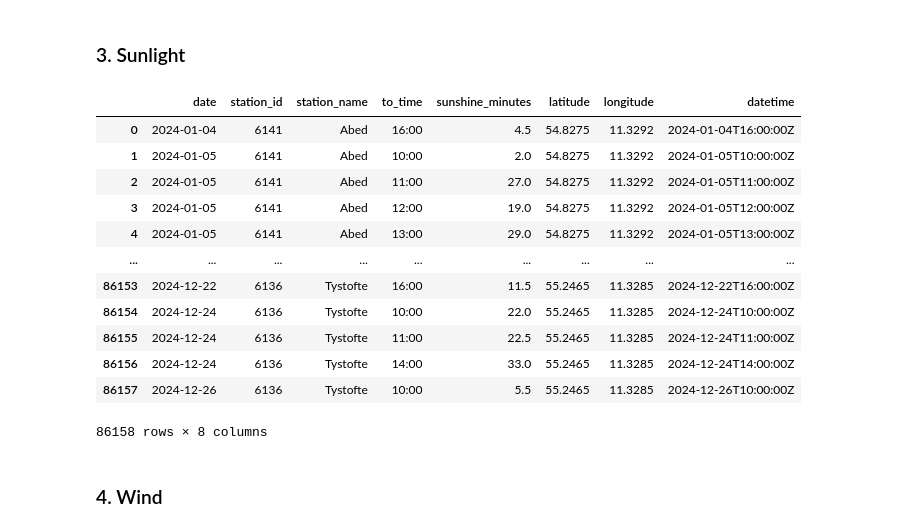
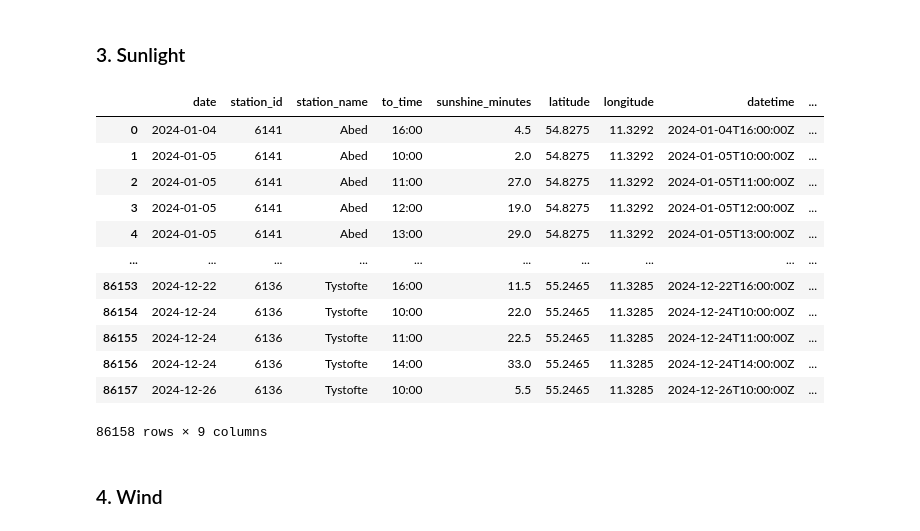
Before and after one commit to The-European-Avengers/BigDataProject, a Jupyter notebook: price_prediction.ipynb, the cells around one changed output. Drawn from its saved outputs; the diff is of its cells as text; code cells hidden in the pictures.

```diff
--- a/price_prediction.ipynb
+++ b/price_prediction.ipynb
@@ -14,6 +14,24 @@ def normalize_datetime(df, colname):
     df = df.rename(columns={colname: 'datetime'})
     df['datetime'] = pd.to_datetime(df['datetime'], utc=True, errors='coerce')
     return df
+# %%
+def calculate_dk_area(row, area_column, area_type):
+    try:
+        if area_type == "area":
+            return str(row[area_column])[6]
+        elif area_type == "municipality":
+            return "1" if int(row[area_column]) >= 500 else "2"
+        elif area_type == "longitude":
+            val = row[area_column]
+            if pd.isnull(val):
+                return None
+            try:
+                val = float(val)
+                return "1" if val < 11 else "2"
+            except ValueError:
+                return None
+    except Exception:
+        return None
 # %% [markdown]
 ## Data preparation
 
@@ -79,33 +103,37 @@ display(consumption)
 # %% [markdown]
 ### 3. Sunlight
 # %%
-sunlight = pd.read_csv('weather/all_danish_hourly_sunlight_2024 formatted.csv', delimiter=';')
+#sunlight = pd.read_csv('weather/all_danish_hourly_sunlight_2024 formatted.csv', delimiter=';')
+sunlight = pd.read_csv('https://raw.githubusercontent.com/The-European-Avengers/BigDataProject/main/weather/all_danish_hourly_sunlight_2024%20formatted.csv', delimiter=';')
+
 sunlight['datetime'] = pd.to_datetime(
     sunlight['date'] + ' ' + sunlight['to_time'],
     format='%Y-%m-%d %H:%M'  # matches your input
 )
 
 # Force timezone UTC
 sunlight['datetime'] = sunlight['datetime'].dt.tz_localize('UTC')
 
 # Convert to ISO 8601 with Z suffix
 sunlight['datetime'] = sunlight['datetime'].dt.strftime('%Y-%m-%dT%H:%M:%SZ')
 
+sunlight["CalculatedDKArea"] = sunlight.apply(lambda row: calculate_dk_area(row, "longitude", "longitude"), axis=1)
+
 display(sunlight)
 # %% [output]
-|  | date | station_id | station_name | to_time | sunshine_minutes | latitude | longitude | datetime |
-| 0 | 2024-01-04 | 6141 | Abed | 16:00 | 4.5 | 54.8275 | 11.3292 | 2024-01-04T16:00:00Z |
-| 1 | 2024-01-05 | 6141 | Abed | 10:00 | 2.0 | 54.8275 | 11.3292 | 2024-01-05T10:00:00Z |
-| 2 | 2024-01-05 | 6141 | Abed | 11:00 | 27.0 | 54.8275 | 11.3292 | 2024-01-05T11:00:00Z |
-| 3 | 2024-01-05 | 6141 | Abed | 12:00 | 19.0 | 54.8275 | 11.3292 | 2024-01-05T12:00:00Z |
-| 4 | 2024-01-05 | 6141 | Abed | 13:00 | 29.0 | 54.8275 | 11.3292 | 2024-01-05T13:00:00Z |
-| ... | ... | ... | ... | ... | ... | ... | ... | ... |
-| 86153 | 2024-12-22 | 6136 | Tystofte | 16:00 | 11.5 | 55.2465 | 11.3285 | 2024-12-22T16:00:00Z |
-| 86154 | 2024-12-24 | 6136 | Tystofte | 10:00 | 22.0 | 55.2465 | 11.3285 | 2024-12-24T10:00:00Z |
-| 86155 | 2024-12-24 | 6136 | Tystofte | 11:00 | 22.5 | 55.2465 | 11.3285 | 2024-12-24T11:00:00Z |
-| 86156 | 2024-12-24 | 6136 | Tystofte | 14:00 | 33.0 | 55.2465 | 11.3285 | 2024-12-24T14:00:00Z |
-| 86157 | 2024-12-26 | 6136 | Tystofte | 10:00 | 5.5 | 55.2465 | 11.3285 | 2024-12-26T10:00:00Z |
+|  | date | station_id | station_name | to_time | sunshine_minutes | latitude | longitude | datetime | ... |
+| 0 | 2024-01-04 | 6141 | Abed | 16:00 | 4.5 | 54.8275 | 11.3292 | 2024-01-04T16:00:00Z | ... |
+| 1 | 2024-01-05 | 6141 | Abed | 10:00 | 2.0 | 54.8275 | 11.3292 | 2024-01-05T10:00:00Z | ... |
+| 2 | 2024-01-05 | 6141 | Abed | 11:00 | 27.0 | 54.8275 | 11.3292 | 2024-01-05T11:00:00Z | ... |
+| 3 | 2024-01-05 | 6141 | Abed | 12:00 | 19.0 | 54.8275 | 11.3292 | 2024-01-05T12:00:00Z | ... |
+| 4 | 2024-01-05 | 6141 | Abed | 13:00 | 29.0 | 54.8275 | 11.3292 | 2024-01-05T13:00:00Z | ... |
+| ... | ... | ... | ... | ... | ... | ... | ... | ... | ... |
+| 86153 | 2024-12-22 | 6136 | Tystofte | 16:00 | 11.5 | 55.2465 | 11.3285 | 2024-12-22T16:00:00Z | ... |
+| 86154 | 2024-12-24 | 6136 | Tystofte | 10:00 | 22.0 | 55.2465 | 11.3285 | 2024-12-24T10:00:00Z | ... |
+| 86155 | 2024-12-24 | 6136 | Tystofte | 11:00 | 22.5 | 55.2465 | 11.3285 | 2024-12-24T11:00:00Z | ... |
+| 86156 | 2024-12-24 | 6136 | Tystofte | 14:00 | 33.0 | 55.2465 | 11.3285 | 2024-12-24T14:00:00Z | ... |
+| 86157 | 2024-12-26 | 6136 | Tystofte | 10:00 | 5.5 | 55.2465 | 11.3285 | 2024-12-26T10:00:00Z | ... |
-86158 rows × 8 columns
+86158 rows × 9 columns
 # %% [markdown]
 ### 4. Wind
 # %%
```
Also changed, not shown: parts of 4 cells of this notebook.
